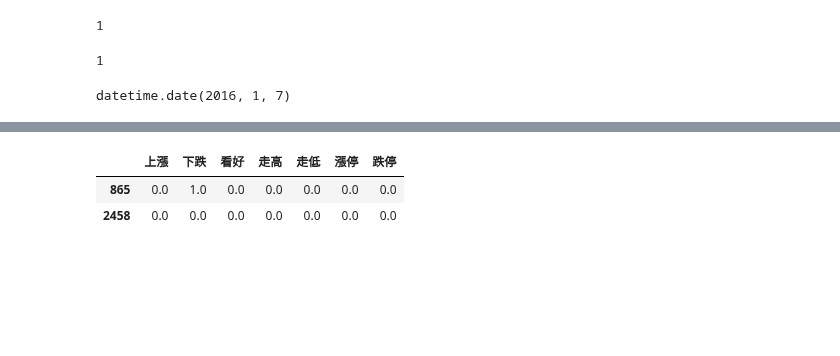
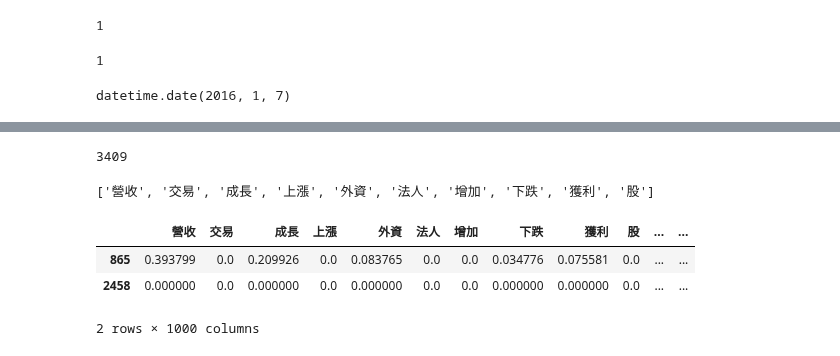
Before and after one commit to roccqqck/stock_eland, a Jupyter notebook: label_tfidf_training.ipynb, the cells around one changed output, grey strips where cells are left out. Cells and saved outputs as stored; diff of their text form; code cells hidden in the pictures; blank space fills up the shorter version.

```diff
--- a/label_tfidf_training.ipynb
+++ b/label_tfidf_training.ipynb
@@ -278,7 +278,7 @@ for index, row in df_trend.iterrows():
 
         for i in range(1, n+1):
 #            print(i)
-            df_company.loc[df_company['post_time2'] ==  df_trend.loc[index,'年月日'].date() +  timedelta(days=-i), 'label'] = df_trend.loc[index,'tag']
+            df_company.loc[df_company['post_time2'] ==  df_trend.loc[index,'年月日'].date() +  timedelta(days=-i), 'label5566'] = df_trend.loc[index,'tag']
     except:
         continue
 # %%
@@ -297,21 +297,37 @@ df_company[df_company['label']=='up'].head(2)
 |  | author | comment_count | content | id | p_type | page_url | post_time | s_area_name | s_name | title | ... |
 | 58036 | 鉅亨網 | 0 | 鉅亨台北資料中心◆盤勢分析<BR>1. 週二美股漲跌互見，其中 N... | 1484122174687_N01 | news | https://tw.stock.yahoo.com/news_c... | 2017-01-11 15:35:00 | 重大要聞 | yahoo股市 | 日盛投顧盤後－外資持續買超、台股高檔震盪 | ... |
 | 58056 | Moneydj理財網 | 0 | 1.週二美股漲跌互見，其中Nasdaq走揚再創歷史新高，週三亞股漲... | 1484126667810_N01 | news | https://tw.stock.yahoo.com/news_c... | 2017-01-11 17:02:00 | 重大要聞 | yahoo股市 | 日盛投顧：台股5日線未走平下彎，仍有高點可期 | ... |
+# %%
+import re
+features = []
+with open('finance.words.txt', 'r',encoding='utf-8') as data:
+    for line in data:
+#        line = re.sub('[a-zA-Z0-9\W]', '', line)                     # 把數字英文去掉
+        line = re.sub('[0-9]', '', line)                              # 把數字去掉
+        features.append(line.replace('\n', '').replace(' ', ''))      # 空格 \n去掉
+
+print(len(features))
+features[:10]
+# %% [output]
+3409
+['營收', '交易', '成長', '上漲', '外資', '法人', '增加', '下跌', '獲利', '股']
 # %%
 from sklearn.feature_extraction.text import TfidfVectorizer
 
-features = [ '上漲','下跌','看好','走高','走低','漲停','跌停']
+#features = [ '上漲','下跌','看好','走高','走低','漲停','跌停']
+#features = features[:1000]
 #cv = TfidfVectorizer()   #預設有空格就一個feature
 cv = TfidfVectorizer(vocabulary = features) # 設定自己要的詞
 
 r = pd.SparseDataFrame(cv.fit_transform(df_company['content2']),
                        df_company.index,
                        cv.get_feature_names(),
                        default_fill_value=0)
 
 r.head(2)
 # %% [output]
-|  | 上漲 | 下跌 | 看好 | 走高 | 走低 | 漲停 | 跌停 |
-| 865 | 0.0 | 1.0 | 0.0 | 0.0 | 0.0 | 0.0 | 0.0 |
-| 2458 | 0.0 | 0.0 | 0.0 | 0.0 | 0.0 | 0.0 | 0.0 |
+|  | 營收 | 交易 | 成長 | 上漲 | 外資 | 法人 | 增加 | 下跌 | 獲利 | 股 | ... | ... |
+| 865 | 0.393799 | 0.0 | 0.209926 | 0.0 | 0.083765 | 0.0 | 0.0 | 0.034776 | 0.075581 | 0.0 | ... | ... |
+| 2458 | 0.000000 | 0.0 | 0.000000 | 0.0 | 0.000000 | 0.0 | 0.0 | 0.000000 | 0.000000 | 0.0 | ... | ... |
+2 rows × 1000 columns
 # %%
```
Also changed, not shown: parts of 8 cells of this notebook, 1 other file.
